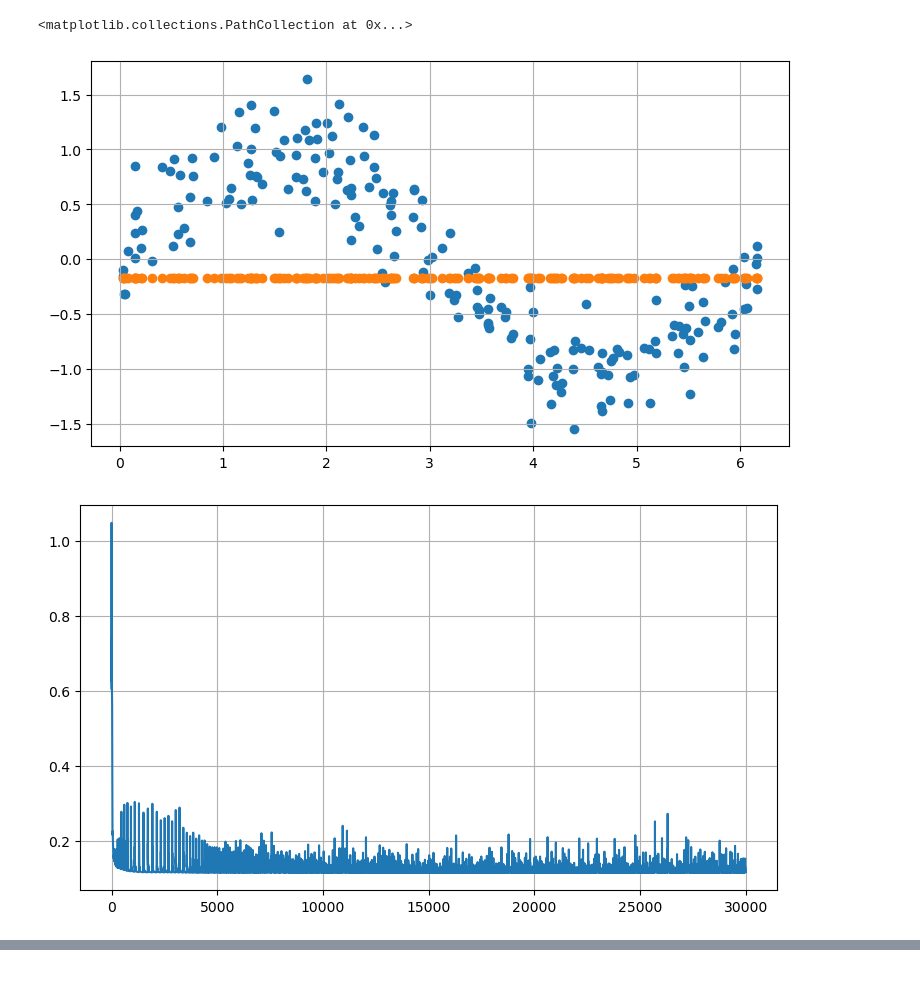
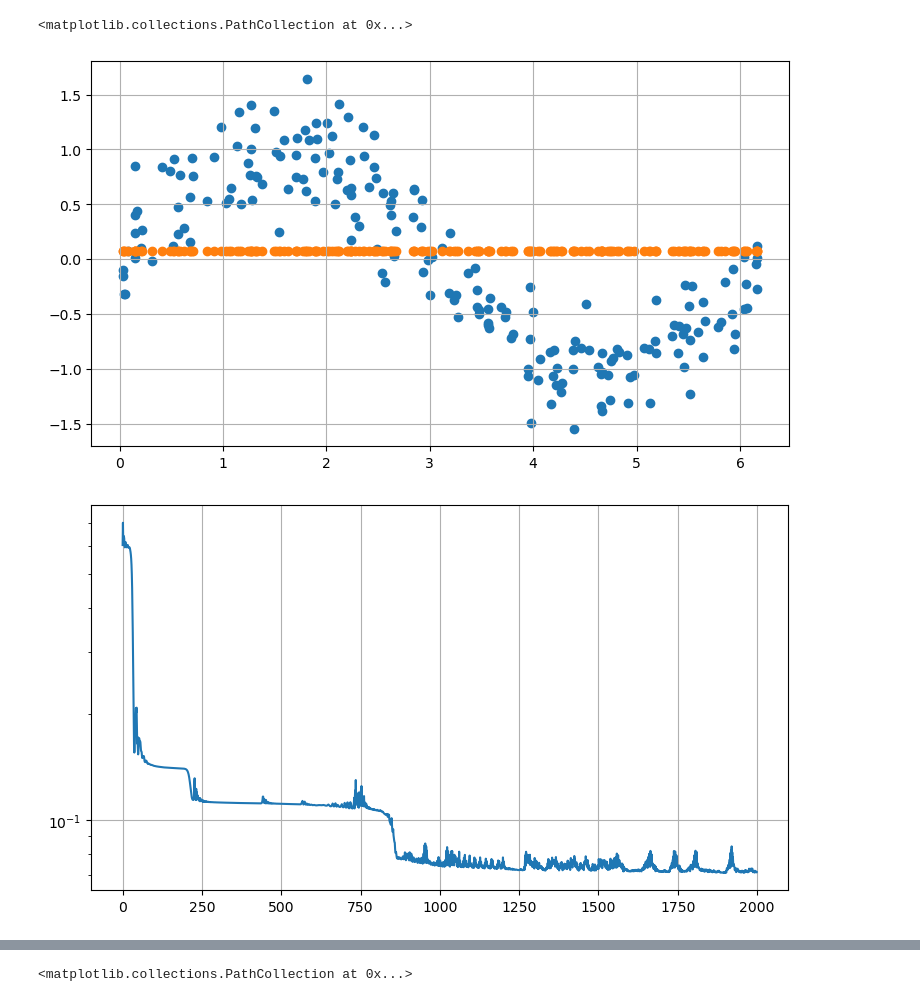
Before and after one commit to robdmc/random, a Jupyter notebook: notebooks/equinox_tutorial.ipynb, the cells around one changed output, grey strips where cells are left out. Cells and saved outputs as stored; diff of their text form; code cells hidden in the pictures.

```diff
--- a/notebooks/equinox_tutorial.ipynb
+++ b/notebooks/equinox_tutorial.ipynb
@@ -12,11 +16,11 @@ from tqdm import tqdm
 # %%
 
 N_SAMPLES = 200
-LAYERS = [1, 10, 10, 10, 1]
+LAYERS = [1, 10, 10, 10, 10, 10, 1]
 # LAYERS = [1, 2, 2, 1]
 
-LEARNING_RATE = 0.1
-N_EPOCHS = 30_000
+LEARNING_RATE = 0.05
+N_EPOCHS = 2_000
 
 key = jax.random.PRNGKey(0)
 
@@ -36,9 +40,18 @@ class SimpMLP(eqx.Module):
             self.layers.append(
                 eqx.nn.Linear(fan_in, fan_out, use_bias=True, key=subkey)
             )
+            if (fan_out > 1) and (fan_in > 1):
+                self.layers.append(
+                    eqx.nn.Dropout(p=.1)
+                )
     def __call__(self, x):
+        key = jax.random.PRNGKey(40)
         for layer in self.layers[:-1]:
-            x = jax.nn.sigmoid(layer(x))
+            key, sub_key = jax.random.split(key)
+            if isinstance(layer, eqx.nn.Dropout):
+                x = layer(x, key=sub_key)
+            else:
+                x = jax.nn.sigmoid(layer(x))
         x = self.layers[-1](x)
         return x
 
@@ -54,39 +67,39 @@ def model_to_loss(m, x, y):
     delta = prediction - y
     loss = jnp.mean(delta ** 2)
     l2_reg = l2_regularization(m)
-    return loss + .1 * l2_reg
+    return loss #+ .1 * l2_reg
 
 model_to_loss_and_grad = eqx.filter_value_and_grad(model_to_loss)
 
-# opt = optax.adam(LEARNING_RATE)
-opt = optax.adam(LEARNING_RATE, )
+opt = optax.adam(LEARNING_RATE)
+# opt = optax.sgd(LEARNING_RATE, )
 
 opt_state = opt.init(eqx.filter(model, eqx.is_array))
 
 
 @eqx.filter_jit
 def make_step(m, opt_s, x, y):
     loss, grad = model_to_loss_and_grad(m, x, y)
     updates, opt_s = opt.update(grad, opt_s, m)
     m = eqx.apply_updates(m, updates)
     return m, opt_s, loss
 
 ax = ezr.figure()
 ax.scatter(x_samples, y_samples)
 ax.scatter(x_samples, jax.vmap(model)(x_samples))
 
 loss_history = []
 for epoch in tqdm(range(N_EPOCHS), total=N_EPOCHS):
     model, opt_state, loss = make_step(model, opt_state, x_samples, y_samples)
     loss_history.append(loss)
 
 ax = ezr.figure()
-ax.plot(loss_history)
+ax.semilogy(loss_history)
 
 ax = ezr.figure()
 ax.scatter(x_samples, y_samples)
-ax.scatter(x_samples, jax.vmap(model)(x_samples))
+ax.scatter(x_samples, jax.vmap(eqx.nn.inference_mode(model))(x_samples))
 # %% [output]
 <matplotlib.collections.PathCollection at 0x...>
-[figure, old version]
+[figure, new version]
-[figure, old version]
+[figure, new version]
@@ -93,0 +107,7 @@ ax.scatter(x_samples, jax.vmap(model)(x_samples))
+# %%
+# ax = ezr.figure()
+# ax.scatter(x_samples, y_samples)
+ax.scatter(x_samples, jax.vmap(eqx.nn.inference_mode(model, value=True))(x_samples))
+# jax.vmap(eqx.nn.inference_mode(model, value=True))(x_samples)
+# %% [output]
+<matplotlib.collections.PathCollection at 0x...>
```
Also changed, not shown: parts of 3 cells of this notebook.
